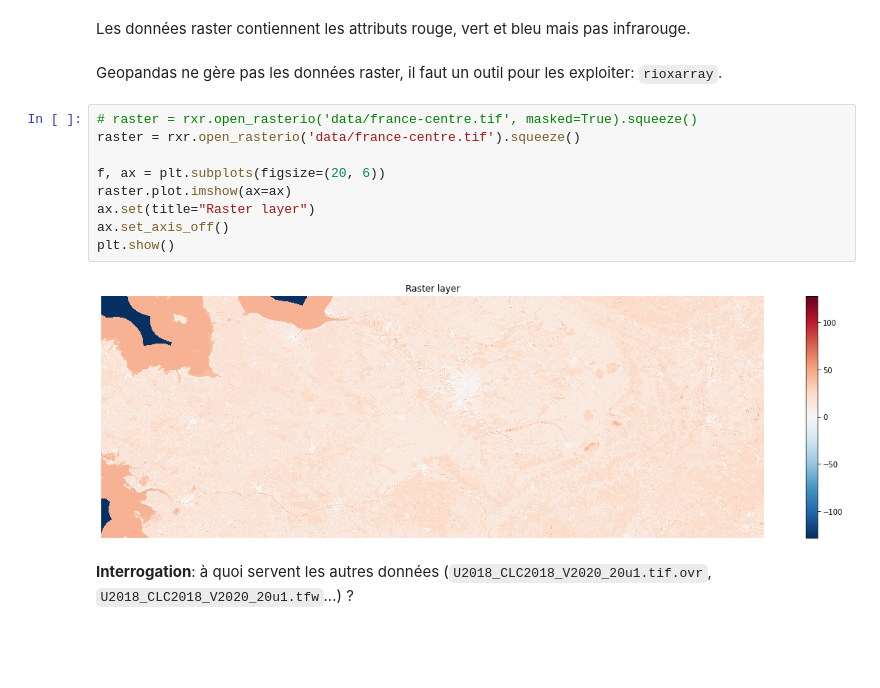
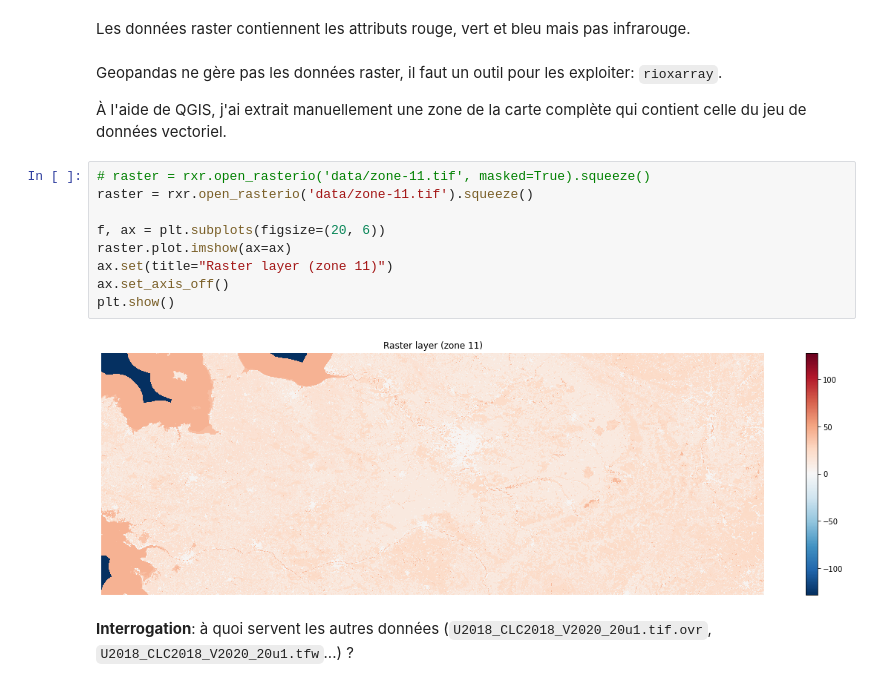
Before and after one commit to massimovenuti/clc-graph-deep-learning, a Jupyter notebook: clc.ipynb, the cells around one changed output. Drawn from its saved outputs; the diff is of its cells as text; blank space fills up the shorter version.

```diff
--- a/clc.ipynb
+++ b/clc.ipynb
@@ -288,17 +173,19 @@ attributes
 Les données raster contiennent les attributs rouge, vert et bleu mais pas infrarouge.
 # %% [markdown]
 Geopandas ne gère pas les données raster, il faut un outil pour les exploiter: `rioxarray`.
+
+À l'aide de QGIS, j'ai extrait manuellement une zone de la carte complète qui contient celle du jeu de données vectoriel.
 # %%
-# raster = rxr.open_rasterio('data/france-centre.tif', masked=True).squeeze()
-raster = rxr.open_rasterio('data/france-centre.tif').squeeze()
+# raster = rxr.open_rasterio('data/zone-11.tif', masked=True).squeeze()
+raster = rxr.open_rasterio('data/zone-11.tif').squeeze()
 
 f, ax = plt.subplots(figsize=(20, 6))
 raster.plot.imshow(ax=ax)
-ax.set(title="Raster layer")
+ax.set(title="Raster layer (zone 11)")
 ax.set_axis_off()
 plt.show()
 # %% [output]
-[figure, old version]
+[figure, new version]
 # %% [markdown]
 **Interrogation**: à quoi servent les autres données (`U2018_CLC2018_V2020_20u1.tif.ovr`, `U2018_CLC2018_V2020_20u1.tfw`...) ?
 # %% [markdown]
```
Also changed, not shown: parts of 68 cells of this notebook, 11 other files.
